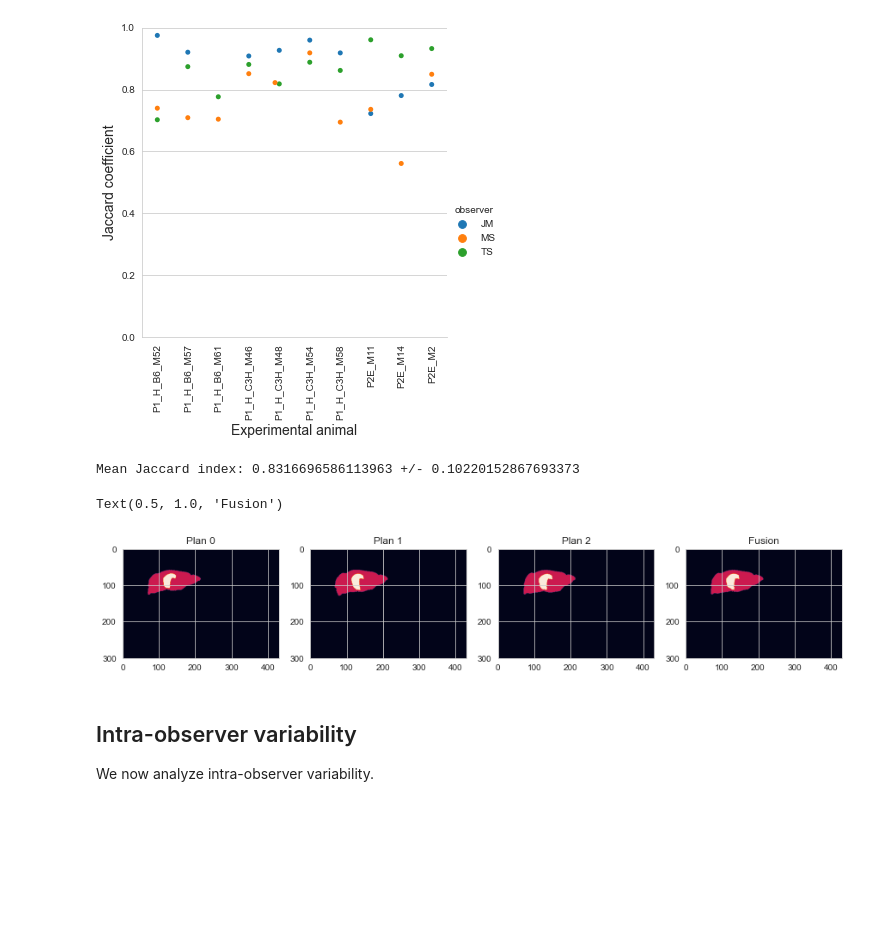
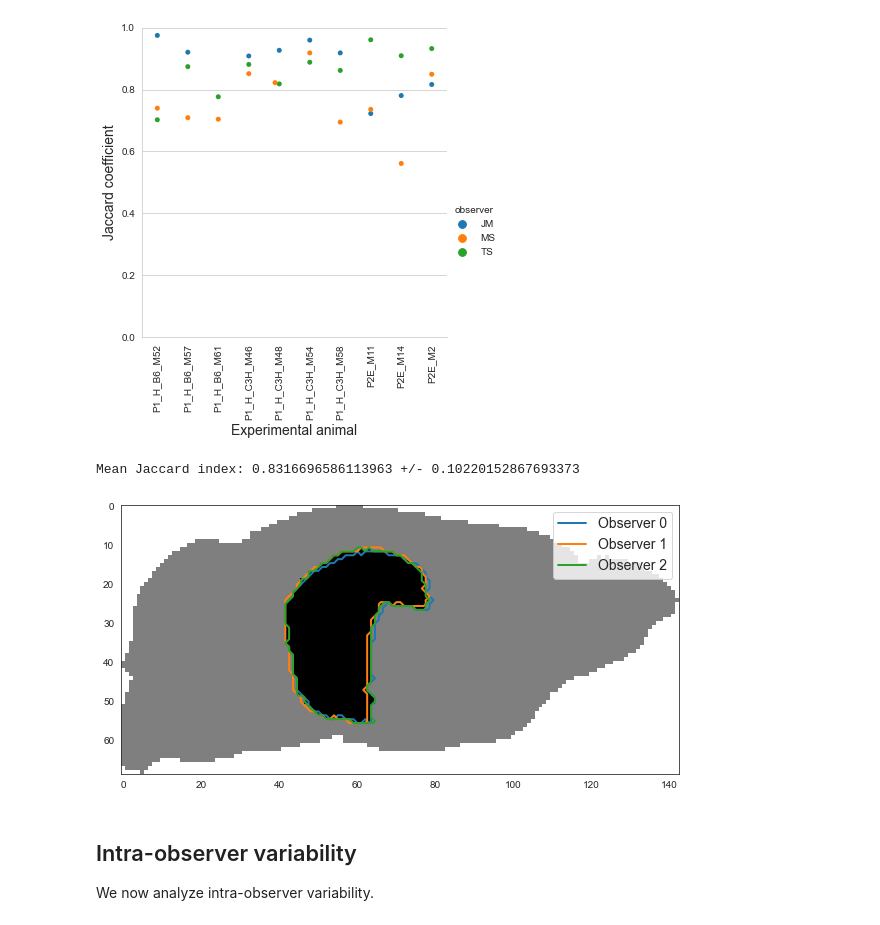
Before and after one commit to jo-mueller/radiographic_workflow_evaluation, a Jupyter notebook: notebooks/Evaluate_planing_variations.ipynb, the cells around one changed output. Cells and saved outputs as stored; diff of their text form; code cells hidden in the pictures; blank space fills up the shorter version.

Commit message:
added function to create overlay

```diff
--- a/notebooks/Evaluate_planing_variations.ipynb
+++ b/notebooks/Evaluate_planing_variations.ipynb
@@ -91,6 +91,23 @@ def calculate_jaccard_score(plan_stack: np.ndarray, plan_fused: np.ndarray):
     df = pd.DataFrame(JC, columns = [f'JC Label: {i}' for i in range(plan.max() + 1)])
     return df
 
+def make_pretty_plan_overlay(stack_of_plans: np.ndarray, fused_plans: np.ndarray):
+    """Make a nice figure to show the hippocampal estimations of different observers compared to their consensus"""
+
+    sns.set_style("white")
+    props = measure.regionprops_table(fused_plans, properties=['slice'])
+
+    fig, ax = plt.subplots(figsize = (10, 10))
+    ax.imshow(fused_plans[props['slice'][0]], cmap='gray_r')
+
+    for idx, plan in enumerate(stack_of_plans):
+        sub = plan[props['slice'][0]]
+        binary = sub == sub.max()
+        contours = measure.find_contours(binary)
+        ax.plot(contours[0][:, 1], contours[0][:, 0], linewidth=2, label=f'Observer {idx}')
+
+    ax.legend(fontsize=14)
+
 #def calculate_centroid_distance(plan_stack: np.ndarray, plan_fused: np.ndarray):
 # %% [markdown]
 ## Inter-observer variability
@@ -140,21 +157,16 @@ g.set(ylim=[0, 1])
 # %% [output]
 <seaborn.axisgrid.FacetGrid at 0x...>
 [figure]
-# %%
-mean = inter_observer['JC Label: 2'].mean()
-std = inter_observer['JC Label: 2'].std()
-print(f'Mean Jaccard index: {mean} +/- {std}')
-# %% [output]
-Mean Jaccard index: 0.8316696586113963 +/- 0.10220152867693373
-# %%
-fig, ax = plt.subplots(ncols = len(plan_data)+1, figsize = (15, 10))
-[ax[i].imshow(plan) for i, plan in enumerate(plan_data)]
-[ax[i].set_title(f'Plan {i}') for i in range(len(plan_data))]
-ax[-1].imshow(plan_data_fused)
-ax[-1].set_title('Fusion')
-# %% [output]
-Text(0.5, 1.0, 'Fusion')
-[figure, removed]
+# %%
+mean = inter_observer['JC Label: 2'].mean()
+std = inter_observer['JC Label: 2'].std()
+print(f'Mean Jaccard index: {mean} +/- {std}')
+# %% [output]
+Mean Jaccard index: 0.8316696586113963 +/- 0.10220152867693373
+# %%
+make_pretty_plan_overlay(plan_data, plan_data_fused)
+# %% [output]
+[figure, added]
 # %% [markdown]
 ## Intra-observer variability
 
```
Also changed, not shown: parts of 1 cell of this notebook.
